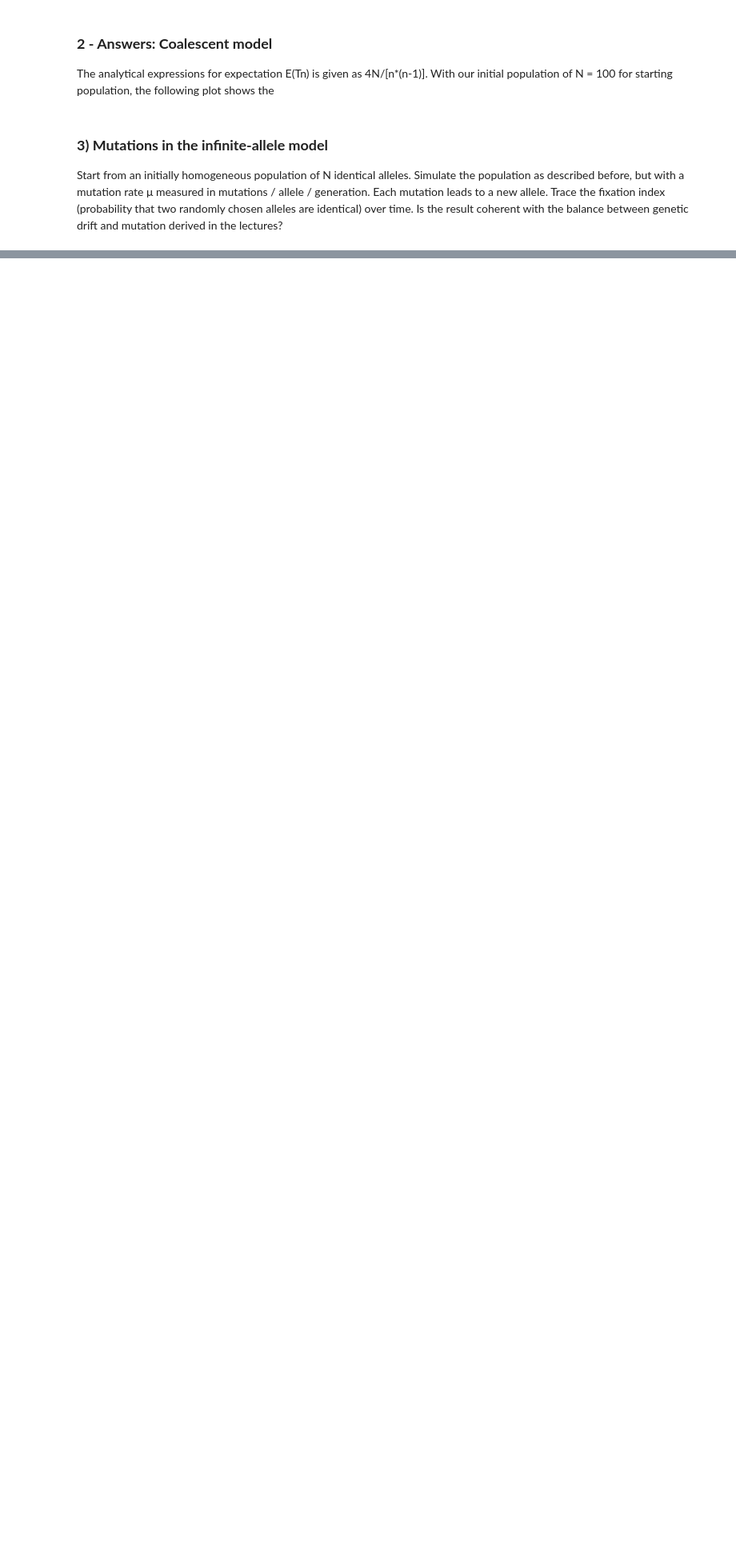
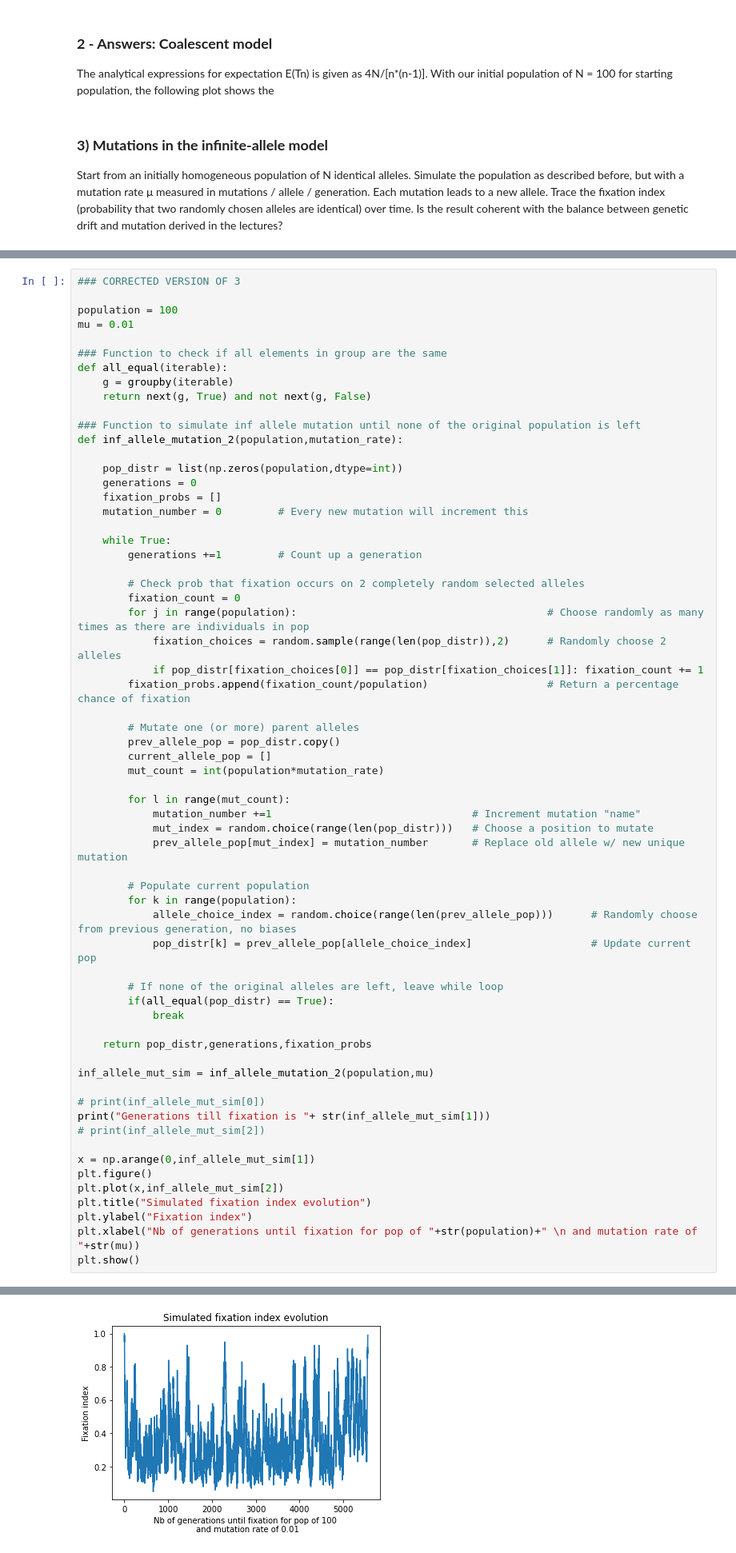
Before and after one commit to yann-zhong/GPOP-Project-YZ, a Jupyter notebook: Project_Yann_Zhong.ipynb, the cells around one changed output, grey strips where cells are left out. Shown at 80% size. Cells and saved outputs as stored; diff of their text form; blank space fills up the shorter version.

Commit message:
3 corrected and done

```diff
--- a/Project_Yann_Zhong.ipynb
+++ b/Project_Yann_Zhong.ipynb
@@ -470,0 +525,64 @@ genetic drift and mutation derived in the lectures?
+# %%
+### CORRECTED VERSION OF 3
+
+population = 100
+mu = 0.01
+
+### Function to check if all elements in group are the same
+def all_equal(iterable):
+    g = groupby(iterable)
+    return next(g, True) and not next(g, False)
+
+### Function to simulate inf allele mutation until none of the original population is left
+def inf_allele_mutation_2(population,mutation_rate):
+
+    pop_distr = list(np.zeros(population,dtype=int))
+    generations = 0
+    fixation_probs = []
+    mutation_number = 0         # Every new mutation will increment this
+
+    while True:
+        generations +=1         # Count up a generation
+
+        # Check prob that fixation occurs on 2 completely random selected alleles
+        fixation_count = 0
+        for j in range(population):                                        # Choose randomly as many times as there are individuals in pop
+            fixation_choices = random.sample(range(len(pop_distr)),2)      # Randomly choose 2 alleles
+            if pop_distr[fixation_choices[0]] == pop_distr[fixation_choices[1]]: fixation_count += 1
+        fixation_probs.append(fixation_count/population)                   # Return a percentage chance of fixation
+
+        # Mutate one (or more) parent alleles
+        prev_allele_pop = pop_distr.copy()
+        current_allele_pop = []
+        mut_count = int(population*mutation_rate)
+
+        for l in range(mut_count):
+            mutation_number +=1                                # Increment mutation "name"
+            mut_index = random.choice(range(len(pop_distr)))   # Choose a position to mutate
+            prev_allele_pop[mut_index] = mutation_number       # Replace old allele w/ new unique mutation
+
+        # Populate current population
+        for k in range(population):
+            allele_choice_index = random.choice(range(len(prev_allele_pop)))      # Randomly choose from previous generation, no biases
+            pop_distr[k] = prev_allele_pop[allele_choice_index]                   # Update current pop
+
+        # If none of the original alleles are left, leave while loop
+        if(all_equal(pop_distr) == True):
+            break
+
+    return pop_distr,generations,fixation_probs
+
+inf_allele_mut_sim = inf_allele_mutation_2(population,mu)
+
+# print(inf_allele_mut_sim[0])
+print("Generations till fixation is "+ str(inf_allele_mut_sim[1]))
+# print(inf_allele_mut_sim[2])
+
+x = np.arange(0,inf_allele_mut_sim[1])
+plt.figure()
+plt.plot(x,inf_allele_mut_sim[2])
+plt.title("Simulated fixation index evolution")
+plt.ylabel("Fixation index")
+plt.xlabel("Nb of generations until fixation for pop of "+str(population)+" \n and mutation rate of "+str(mu))
+plt.show()
+# %% [output]
@@ -471,3 +590,4 @@ genetic drift and mutation derived in the lectures?
+[figure, added]
 # %% [markdown]
 ### **4) Selection**
 Introduce selection into the population, considering a two-allelic locus with alleles A of
```
Also changed, not shown: parts of 6 cells of this notebook, 2 other files.
